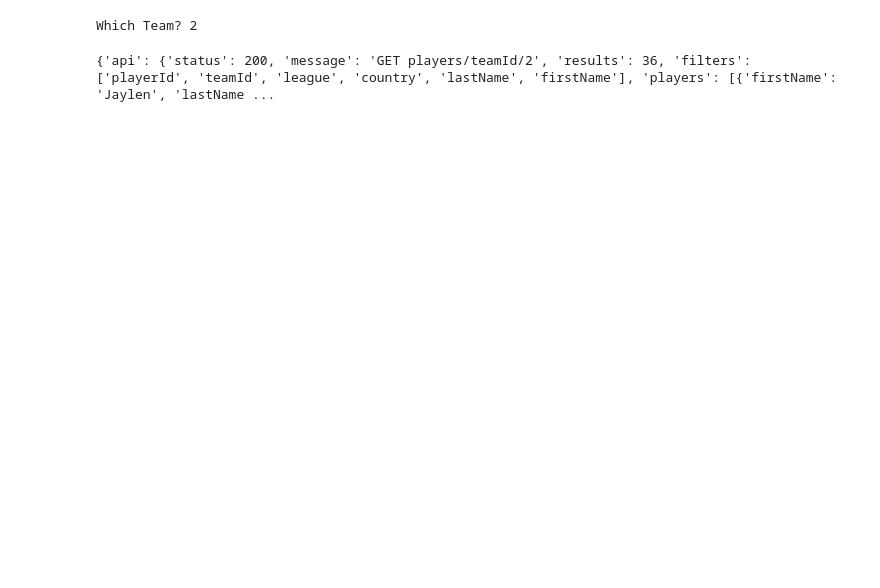
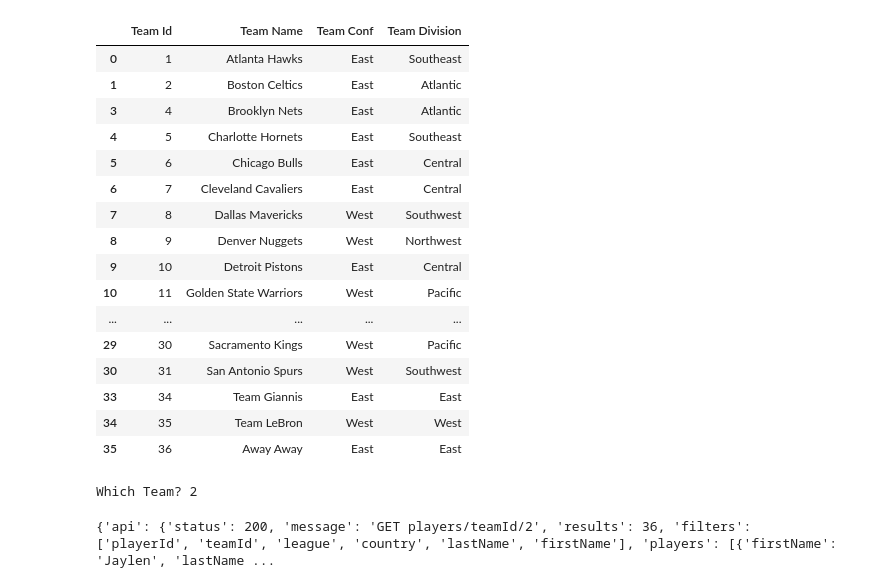
Before and after one commit to Fernandarangel23/Project-1---The-Jordans, a Jupyter notebook: NBA_API.ipynb, the cells around one changed output. Cells and saved outputs as stored; diff of their text form; code cells hidden in the pictures; blank space fills up the shorter version.

```diff
--- a/NBA_API.ipynb
+++ b/NBA_API.ipynb
@@ -6,4 +6,17 @@ import pandas as pd
 from config import api_key_NBA_marco
 from pprint import pprint
 # %%
-url = "https://api-nba-v1.p.rapidapi.com/players/teamId"
+team_url = "https://api-nba-v1.p.rapidapi.com/players/teamId"
+standard_league_url = "https://api-nba-v1.p.rapidapi.com/teams/league/standard/confName"
+# %%
+standard_league_response = requests.get(standard_league_url,
+  headers={
+    "X-RapidAPI-Host": "api-nba-v1.p.rapidapi.com",
+    "X-RapidAPI-Key": api_key_NBA_marco
+  }
+)
+# %%
+standard_league = standard_league_response.json()
+
+teams = standard_league["api"]["teams"]
+print (teams)
@@ -9,0 +25,12 @@ url = "https://api-nba-v1.p.rapidapi.com/players/teamId"
+# %%
+teamlist_id = []
+teamlist_names = []
+teamlist_conf = []
+teamlist_div = []
+
+for team in teams:
+        print(team["fullName"])
+        teamlist_id.append(team["teamId"])
+        teamlist_names.append(team["fullName"])
+        teamlist_conf.append(team["leagues"]["standard"]["confName"])
+        teamlist_div.append(team["leagues"]["standard"]["divName"])
@@ -10,3 +55,31 @@ url = "https://api-nba-v1.p.rapidapi.com/players/teamId"
+# %%
+teams_df = pd.DataFrame({
+"Team Id": teamlist_id,
+"Name": teamlist_names,
+"Conf" : teamlist_conf,
+"Division":teamlist_div
+})
+#team_df = teams_df.dropna(axis=0, how='any', thresh=None, subset=None, inplace=False)
+teams_df = team_df[teams_df.Conf != 'Intl']
+teams_df.head(30)
+# %% [output]
+|  | Team Id | Team Name | Team Conf | Team Division |
+| 0 | 1 | Atlanta Hawks | East | Southeast |
+| 1 | 2 | Boston Celtics | East | Atlantic |
+| 3 | 4 | Brooklyn Nets | East | Atlantic |
+| 4 | 5 | Charlotte Hornets | East | Southeast |
+| 5 | 6 | Chicago Bulls | East | Central |
+| 6 | 7 | Cleveland Cavaliers | East | Central |
+| 7 | 8 | Dallas Mavericks | West | Southwest |
+| 8 | 9 | Denver Nuggets | West | Northwest |
+| 9 | 10 | Detroit Pistons | East | Central |
+| 10 | 11 | Golden State Warriors | West | Pacific |
+| ... | ... | ... | ... | ... |
+| 29 | 30 | Sacramento Kings | West | Pacific |
+| 30 | 31 | San Antonio Spurs | West | Southwest |
+| 33 | 34 | Team Giannis | East | East |
+| 34 | 35 | Team LeBron | West | West |
+| 35 | 36 | Away Away | East | East |
 # %%
 gameID = input("Which Team? ")
 # %% [output]
```
Also changed, not shown: parts of 4 cells of this notebook.
